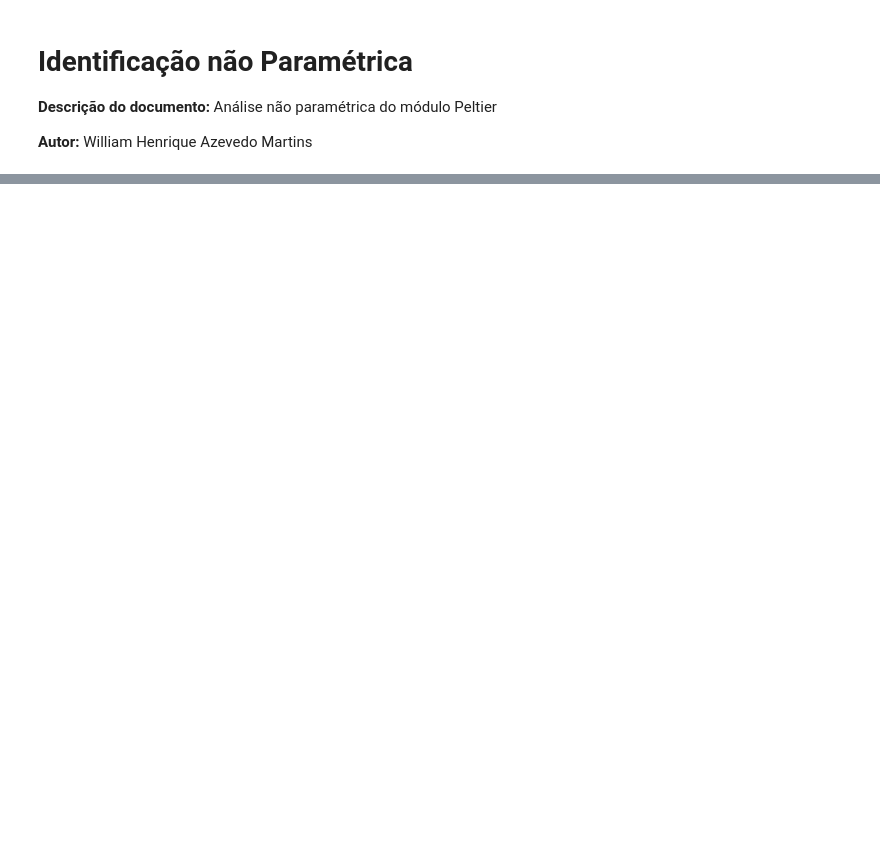
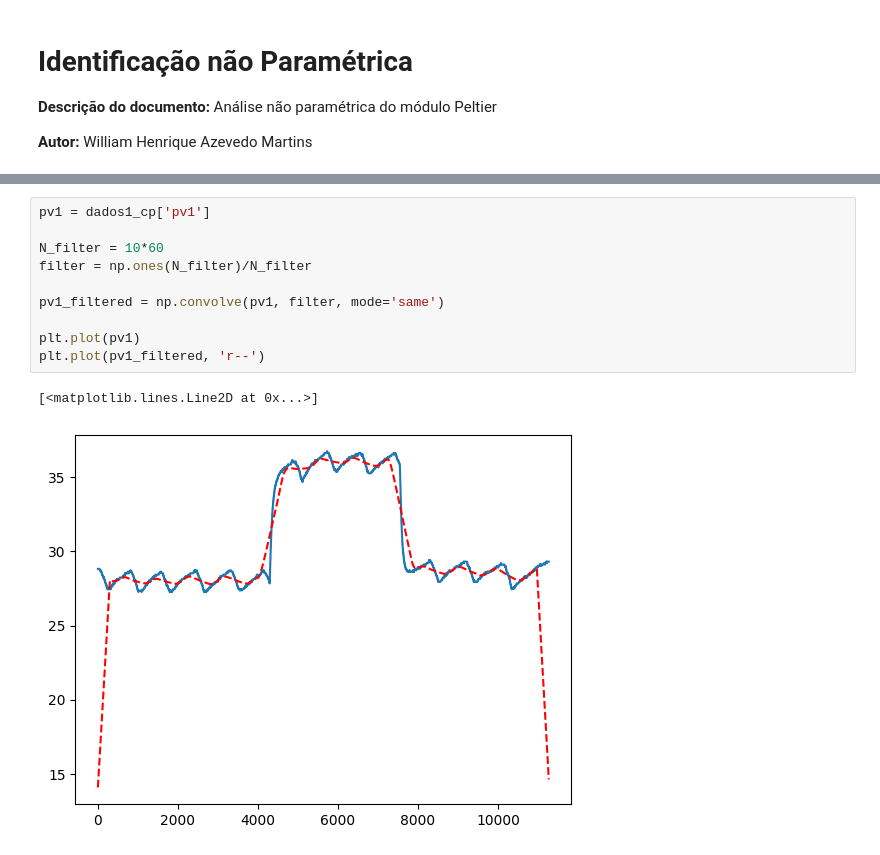
Before and after one commit to william-hazem/Model-Predictive-Control, a Jupyter notebook: identificacao/experimento.ipynb, the cells around one changed output, grey strips where cells are left out. Drawn from its saved outputs; the diff is of its cells as text; blank space fills up the shorter version.

```diff
--- a/identificacao/experimento.ipynb
+++ b/identificacao/experimento.ipynb
@@ -62,0 +57,13 @@ plot_pv_mv(dados1e2_pertubacao, f=remover_valor_inicial);
+# %%
+pv1 = dados1_cp['pv1']
+
+N_filter = 10*60
+filter = np.ones(N_filter)/N_filter
+
+pv1_filtered = np.convolve(pv1, filter, mode='same')
+
+plt.plot(pv1)
+plt.plot(pv1_filtered, 'r--')
+# %% [output]
+[<matplotlib.lines.Line2D at 0x...>]
+[figure, added]
```
Also changed, not shown: parts of 36 cells of this notebook, 1 other file.
